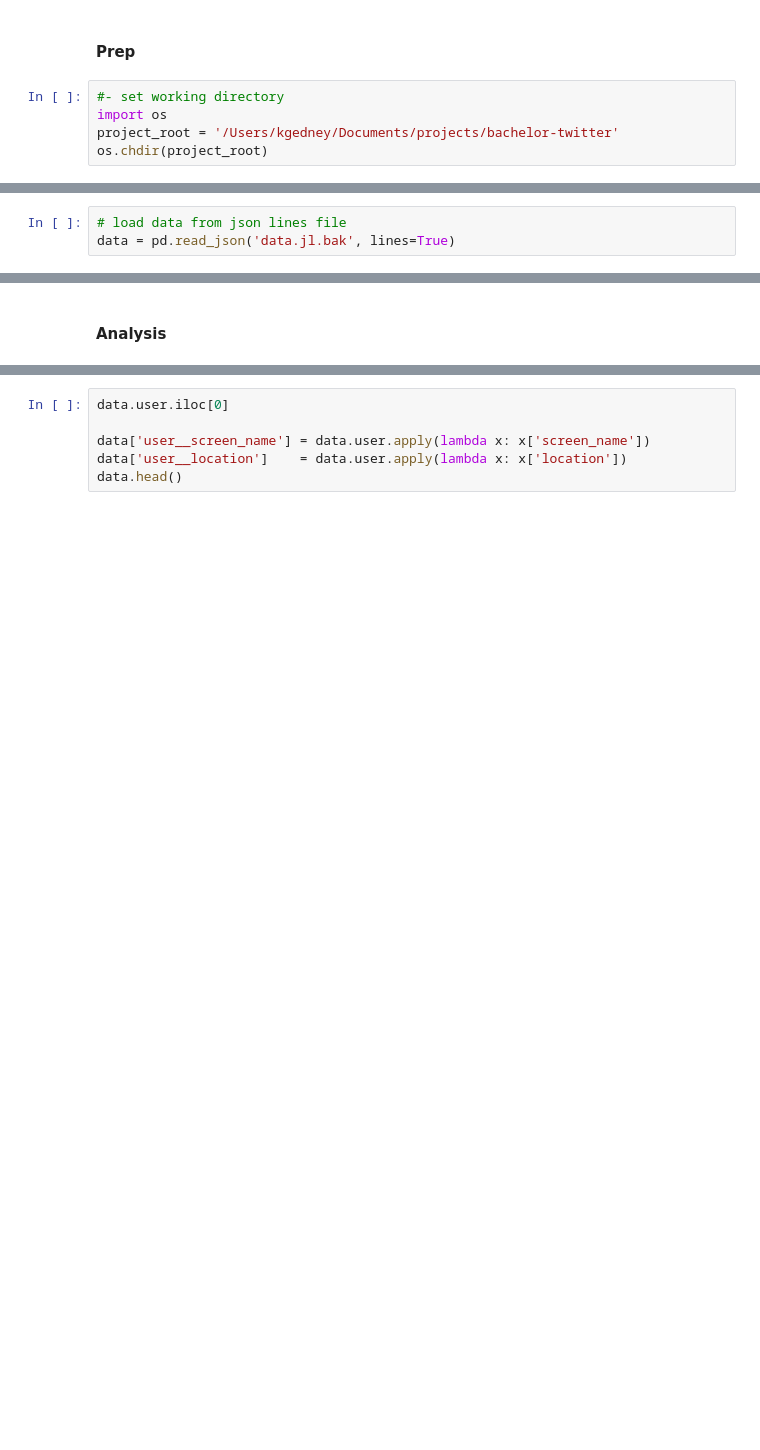
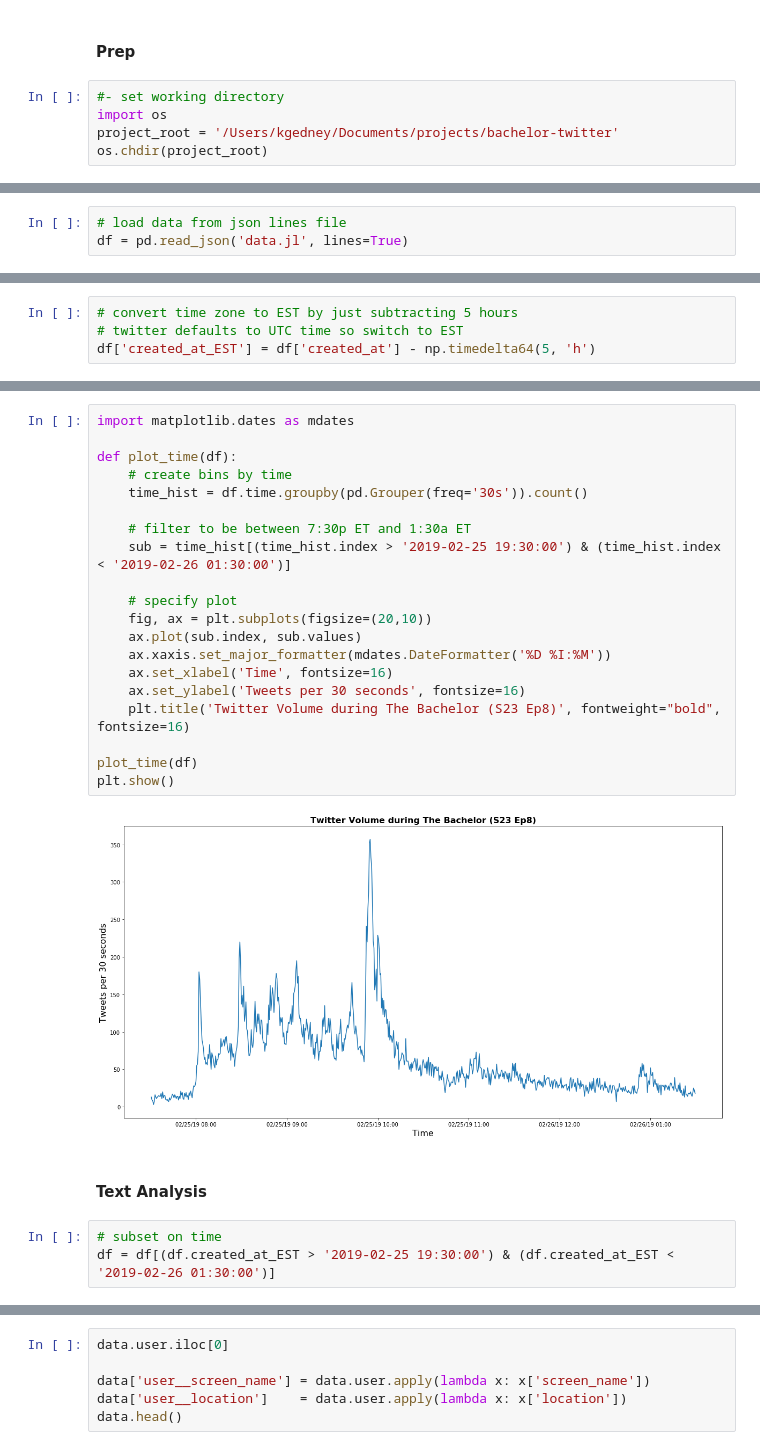
Before and after one commit to kgedney/bachelor-twitter, a Jupyter notebook: analyze-bachelor-tweets.ipynb, the cells around one changed output, grey strips where cells are left out. Cells and saved outputs as stored; diff of their text form; blank space fills up the shorter version.

```diff
--- a/analyze-bachelor-tweets.ipynb
+++ b/analyze-bachelor-tweets.ipynb
@@ -16,3 +19,3 @@ import pandas as pd
 # %%
 # load data from json lines file
-data = pd.read_json('data.jl.bak', lines=True)
+df = pd.read_json('data.jl', lines=True)
@@ -18,0 +28,4 @@ data = pd.read_json('data.jl.bak', lines=True)
+# %%
+# convert time zone to EST by just subtracting 5 hours
+# twitter defaults to UTC time so switch to EST
+df['created_at_EST'] = df['created_at'] - np.timedelta64(5, 'h')
@@ -19,2 +48,27 @@ data = pd.read_json('data.jl.bak', lines=True)
+# %%
+import matplotlib.dates as mdates
+
+def plot_time(df):
+    # create bins by time
+    time_hist = df.time.groupby(pd.Grouper(freq='30s')).count()
+
+    # filter to be between 7:30p ET and 1:30a ET
+    sub = time_hist[(time_hist.index > '2019-02-25 19:30:00') & (time_hist.index < '2019-02-26 01:30:00')]
+
+    # specify plot
+    fig, ax = plt.subplots(figsize=(20,10))
+    ax.plot(sub.index, sub.values)
+    ax.xaxis.set_major_formatter(mdates.DateFormatter('%D %I:%M'))
+    ax.set_xlabel('Time', fontsize=16)
+    ax.set_ylabel('Tweets per 30 seconds', fontsize=16)
+    plt.title('Twitter Volume during The Bachelor (S23 Ep8)', fontweight="bold", fontsize=16)
+
+plot_time(df)
+plt.show()
+# %% [output]
+[figure, added]
 # %% [markdown]
-#### Analysis
+#### Text Analysis
+# %%
+# subset on time
+df = df[(df.created_at_EST > '2019-02-25 19:30:00') & (df.created_at_EST < '2019-02-26 01:30:00')]
```
Also changed, not shown: parts of 20 cells of this notebook, 1 other file.
